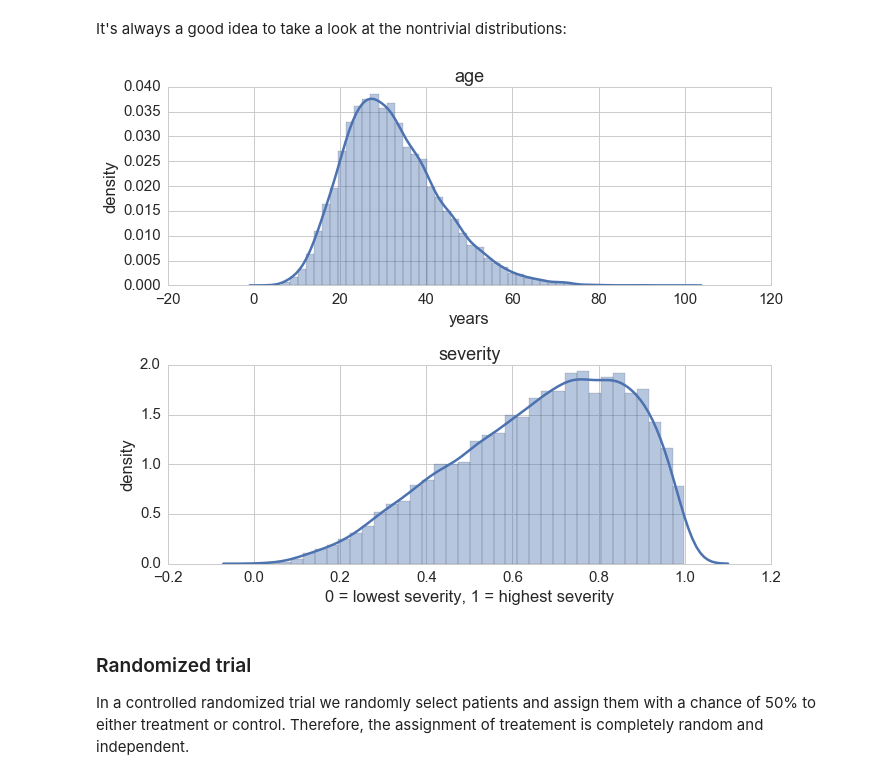
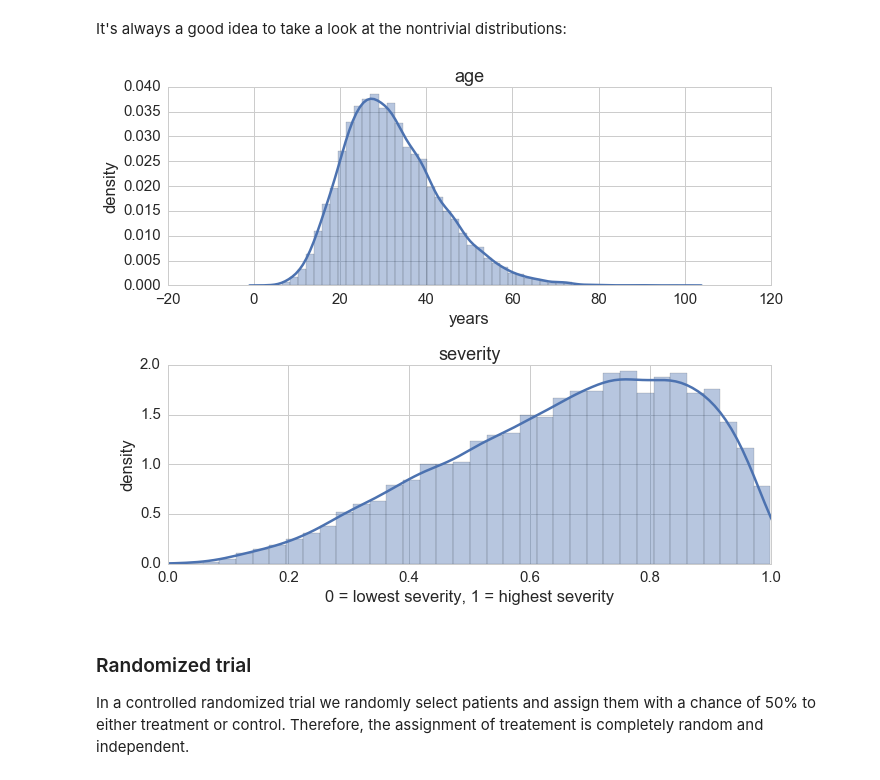
Before and after one commit to FlorianWilhelm/FlorianWilhelm.github.io, a Jupyter notebook: notebooks/causal_inference_propensity_score.ipynb, the cells around one changed output. Cells and saved outputs as stored; diff of their text form; code cells hidden in the pictures.

```diff
--- a/notebooks/causal_inference_propensity_score.ipynb
+++ b/notebooks/causal_inference_propensity_score.ipynb
@@ -52,16 +52,17 @@ It's always a good idea to take a look at the nontrivial distributions:
 # %%
 f, (ax1, ax2) = plt.subplots(2)
 ax1.set_title('age')
 ax1.set_xlabel('years')
 ax1.set_ylabel('density')
 ax2.set_title('severity')
 ax2.set_xlabel('0 = lowest severity, 1 = highest severity')
 ax2.set_ylabel('density')
+ax2.set_xlim(0, 1)
 sns.distplot(ages, ax=ax1)
 sns.distplot(severties, ax=ax2)
 plt.tight_layout();
 # %% [output]
-[figure, old version]
+[figure, new version]
 # %% [markdown]
 ### Randomized trial
 
```
Also changed, not shown: parts of 10 cells of this notebook, 18 other files.
